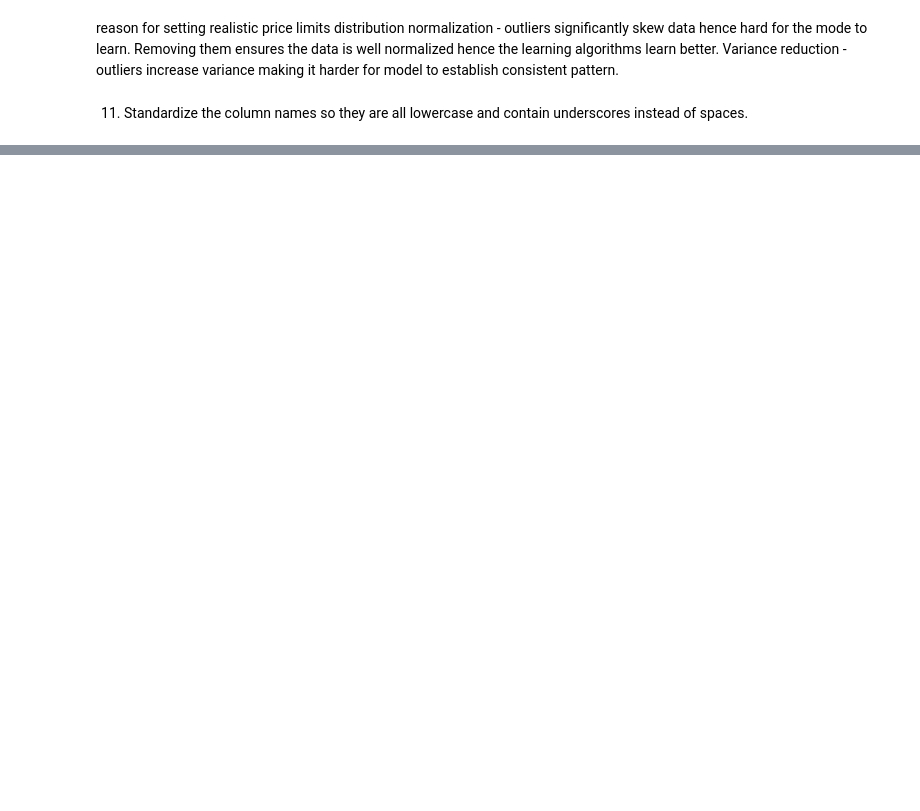
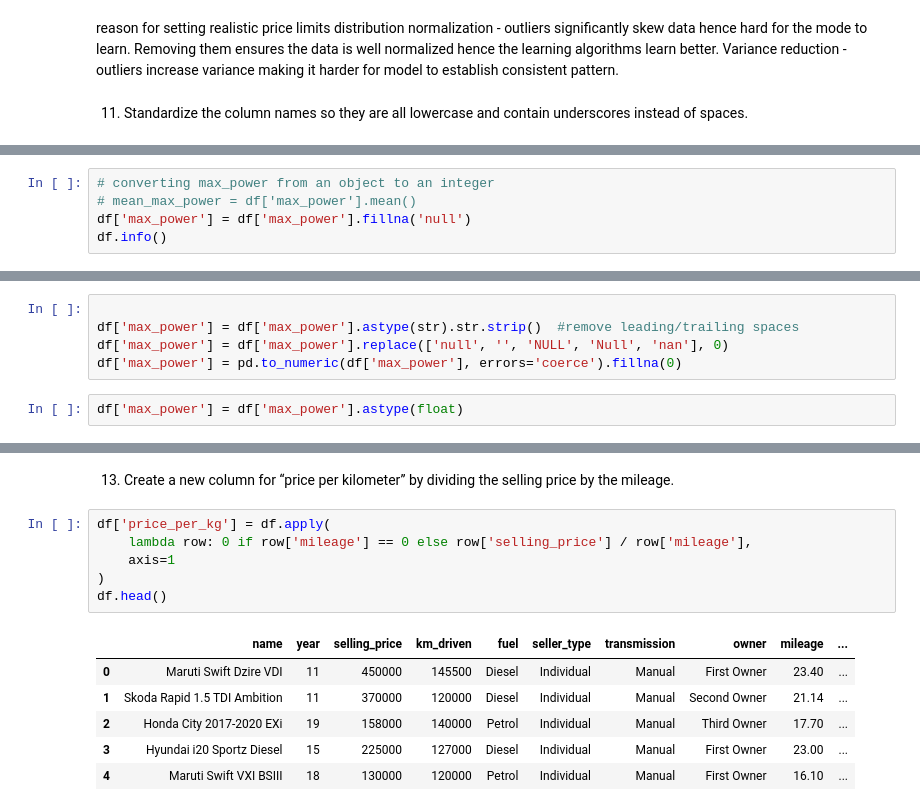
Before and after one commit to Cyrusz55/Car-Price-Prediction, a Jupyter notebook: Book1.ipynb, the cells around one changed output, grey strips where cells are left out. Cells and saved outputs as stored; diff of their text form; blank space fills up the shorter version.

```diff
--- a/Book1.ipynb
+++ b/Book1.ipynb
@@ -216,0 +273,5 @@ Variance reduction - outliers increase variance making it harder for model to es
+# %%
+# converting max_power from an object to an integer
+# mean_max_power = df['max_power'].mean()
+df['max_power'] = df['max_power'].fillna('null')
+df.info()
@@ -216,0 +298,7 @@ Variance reduction - outliers increase variance making it harder for model to es
+# %%
+
+df['max_power'] = df['max_power'].astype(str).str.strip()  #remove leading/trailing spaces
+df['max_power'] = df['max_power'].replace(['null', '', 'NULL', 'Null', 'nan'], 0)
+df['max_power'] = pd.to_numeric(df['max_power'], errors='coerce').fillna(0)
+# %%
+df['max_power'] = df['max_power'].astype(float)
@@ -216,0 +327,15 @@ Variance reduction - outliers increase variance making it harder for model to es
+# %% [markdown]
+13. Create a new column for “price per kilometer” by dividing the selling price by the mileage.
+# %%
+df['price_per_kg'] = df.apply(
+    lambda row: 0 if row['mileage'] == 0 else row['selling_price'] / row['mileage'],
+    axis=1
+)
+df.head()
+# %% [output]
+|  | name | year | selling_price | km_driven | fuel | seller_type | transmission | owner | mileage | ... |
+| 0 | Maruti Swift Dzire VDI | 11 | 450000 | 145500 | Diesel | Individual | Manual | First Owner | 23.40 | ... |
+| 1 | Skoda Rapid 1.5 TDI Ambition | 11 | 370000 | 120000 | Diesel | Individual | Manual | Second Owner | 21.14 | ... |
+| 2 | Honda City 2017-2020 EXi | 19 | 158000 | 140000 | Petrol | Individual | Manual | Third Owner | 17.70 | ... |
+| 3 | Hyundai i20 Sportz Diesel | 15 | 225000 | 127000 | Diesel | Individual | Manual | First Owner | 23.00 | ... |
+| 4 | Maruti Swift VXI BSIII | 18 | 130000 | 120000 | Petrol | Individual | Manual | First Owner | 16.10 | ... |
```
Also changed, not shown: parts of 11 cells of this notebook, 1 other file.
